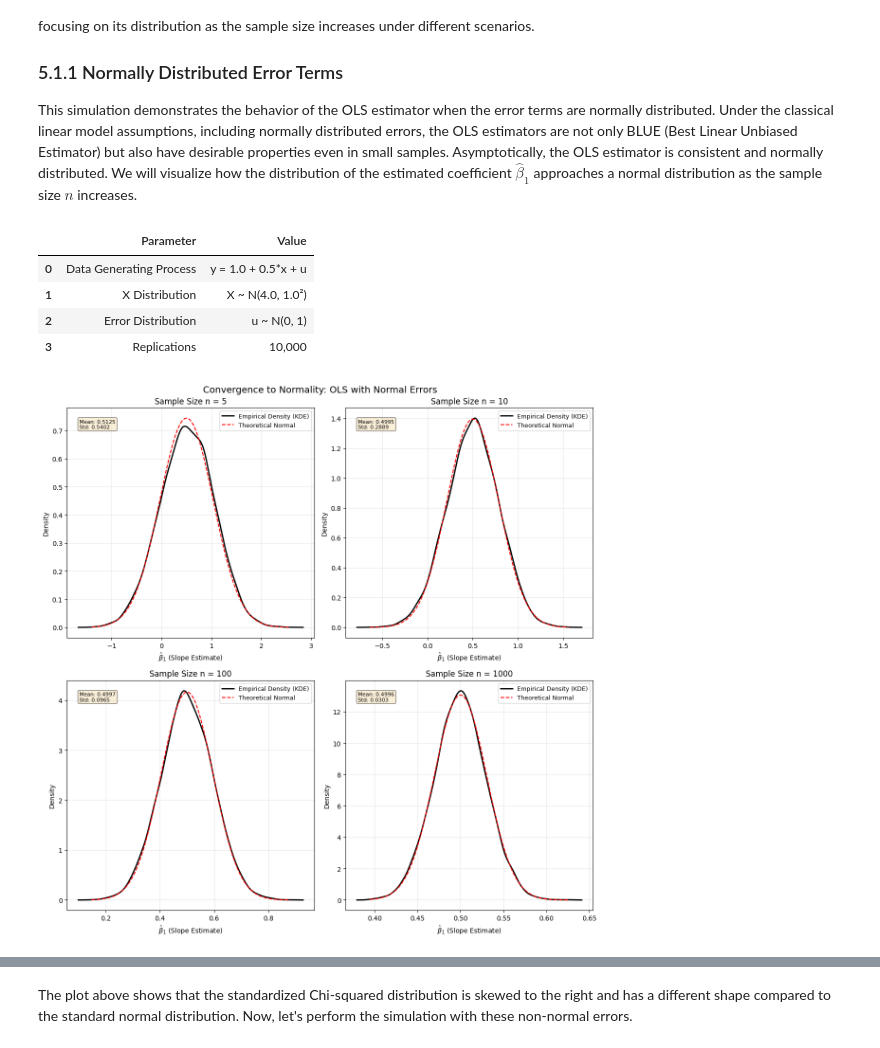
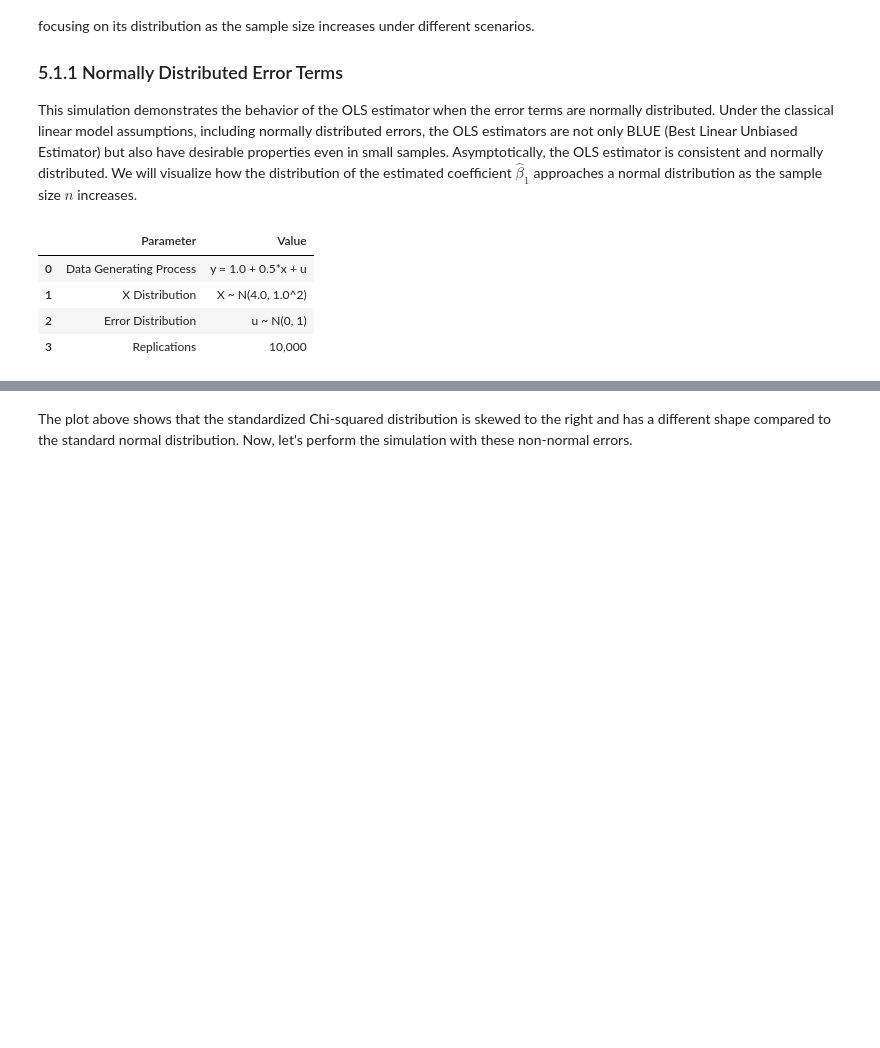
Before and after one commit to jhu-aap-econ/merino, a Jupyter notebook: notebooks/Ch5. MRA - OLS Asymptotics.ipynb, the cells around one changed output, grey strips where cells are left out. Saved outputs shown, nothing was run; the diff lists cells and outputs as text; code cells hidden in the pictures; blank space fills up the shorter version.

```diff
--- a/notebooks/Ch5. MRA - OLS Asymptotics.ipynb
+++ b/notebooks/Ch5. MRA - OLS Asymptotics.ipynb
@@ -58,11 +61,11 @@ sample_sizes = [5, 10, 100, 1000]  # n: Small to large samples
 num_replications = 10000  # r: Number of Monte Carlo iterations
 
 # Define true population parameters (Data Generating Process)
-# True model: y = β₀ + β₁x + u, where u ~ N(0, 1)
-true_intercept = 1.0  # β₀ = 1
-true_slope = 0.5  # β₁ = 0.5
-x_std_dev = 1.0  # σₓ: Standard deviation of x
-x_mean = 4.0  # μₓ: Mean of x
+# True model: y = beta_0 + beta_1x + u, where u ~ N(0, 1)
+true_intercept = 1.0  # beta_0 = 1
+true_slope = 0.5  # beta_1 = 0.5
+x_std_dev = 1.0  # sigma_x: Standard deviation of x
+x_mean = 4.0  # mu_x: Mean of x
 
 # SIMULATION 1: OLS WITH NORMAL ERRORS
 sim_info = pd.DataFrame(
@@ -75,7 +78,7 @@ sim_info = pd.DataFrame(
         ],
         "Value": [
             f"y = {true_intercept} + {true_slope}*x + u",
-            f"X ~ N({x_mean}, {x_std_dev}²)",
+            f"X ~ N({x_mean}, {x_std_dev}^2)",
             "u ~ N(0, 1)",
             f"{num_replications:,}",
         ],
@@ -98,7 +101,7 @@ for idx, n in enumerate(sample_sizes):
     error_terms = stats.norm.rvs(0, 1, size=(num_replications, n))
 
     # Step 3: Generate y values using true DGP
-    # y = β₀ + β₁*x + u for each replication
+    # y = beta_0 + beta_1*x + u for each replication
     y_values = true_intercept + true_slope * x_values + error_terms
 
     # Step 4: Construct design matrix X (same for all replications)
@@ -111,15 +114,15 @@ for idx, n in enumerate(sample_sizes):
     XtX_inv_Xt = XtX_inv @ X_matrix.T
 
     # Step 6: Estimate coefficients for all replications at once
-    # β̂ = (X'X)^(-1)X'y for each replication
-    # Result: 2 × num_replications matrix (each column = one replication)
+    # beta_hat = (X'X)^(-1)X'y for each replication
+    # Result: 2 x num_replications matrix (each column = one replication)
     all_coefficients = XtX_inv_Xt @ y_values.T
-    slope_estimates = all_coefficients[1, :]  # Extract β̂₁ (second row)
+    slope_estimates = all_coefficients[1, :]  # Extract beta_hat_1 (second row)
 
     # Step 7: Calculate theoretical standard error for comparison
-    # Under CLM assumptions: Var(β̂) = σ²(X'X)^(-1), where σ² = 1
-    variance_matrix = XtX_inv  # Since σ² = 1
-    theoretical_se = np.sqrt(variance_matrix[1, 1])  # SE(β̂₁)
+    # Under CLM assumptions: Var(beta_hat) = sigma^2(X'X)^(-1), where sigma^2 = 1
+    variance_matrix = XtX_inv  # Since sigma^2 = 1
+    theoretical_se = np.sqrt(variance_matrix[1, 1])  # SE(beta_hat_1)
 
     # Step 8: Estimate empirical density using kernel density estimation
     kde = sm.nonparametric.KDEUnivariate(slope_estimates)
@@ -145,37 +148,36 @@ for idx, n in enumerate(sample_sizes):
         linewidth=1.5,
         label="Theoretical Normal",
     )
 
     # Add visualization details
     axes[idx].set_ylabel("Density")
     axes[idx].set_xlabel(r"$\hat{\beta}_1$ (Slope Estimate)")
     axes[idx].legend(loc="best", fontsize=9)
     axes[idx].set_title(f"Sample Size n = {n}")
     axes[idx].grid(True, alpha=0.3)
 
     # Add statistics annotation
     mean_est = np.mean(slope_estimates)
     std_est = np.std(slope_estimates)
     axes[idx].text(
         0.05,
         0.95,
         f"Mean: {mean_est:.4f}\nStd: {std_est:.4f}",
         transform=axes[idx].transAxes,
         verticalalignment="top",
         fontsize=8,
         bbox=dict(boxstyle="round", facecolor="wheat", alpha=0.5),
     )
 
 plt.suptitle("Convergence to Normality: OLS with Normal Errors", fontsize=14)
 plt.tight_layout()
 plt.show()  # Display the plot
 # %% [output]
 |  | Parameter | Value |
 | 0 | Data Generating Process | y = 1.0 + 0.5*x + u |
-| 1 | X Distribution | X ~ N(4.0, 1.0²) |
+| 1 | X Distribution | X ~ N(4.0, 1.0^2) |
 | 2 | Error Distribution | u ~ N(0, 1) |
 | 3 | Replications | 10,000 |
-[figure, removed]
 # %% [markdown]
 **Interpretation of 5.1.1:**
 
```
Also changed, not shown: parts of 6 cells of this notebook, 50 other files.
